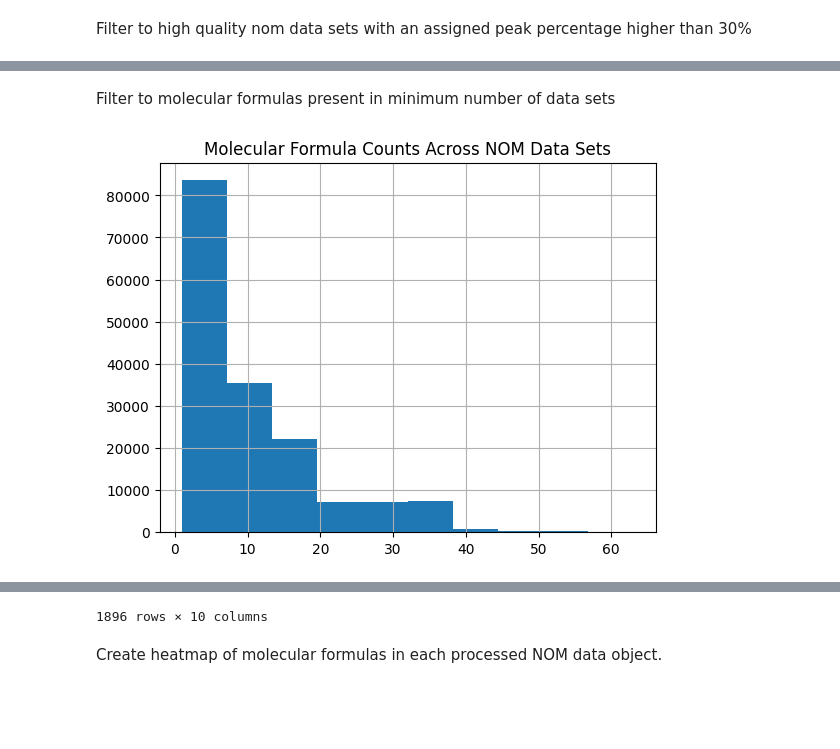
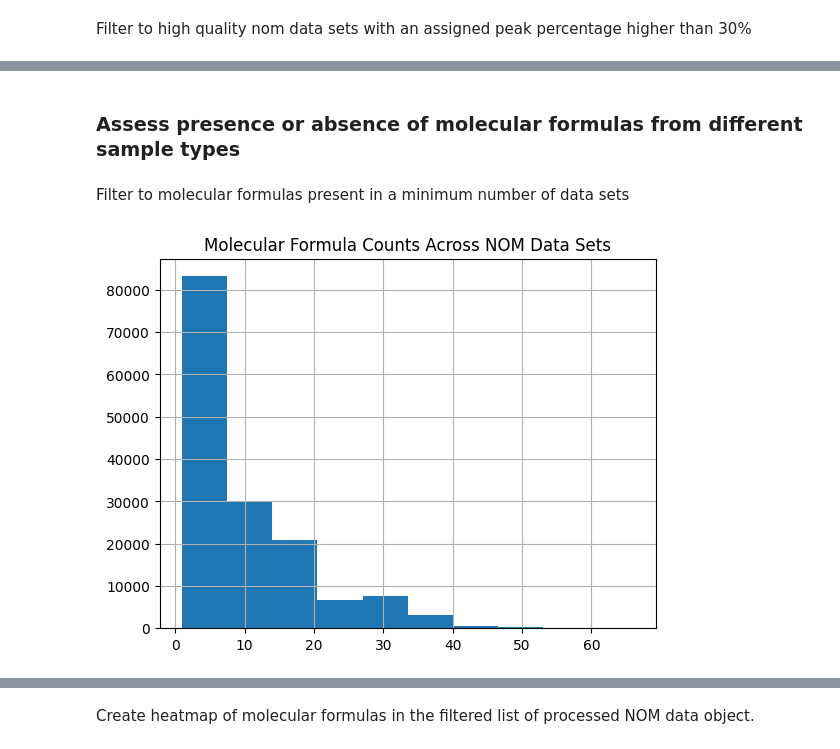
Before and after one commit to microbiomedata/nmdc_notebooks, a Jupyter notebook: second_omics_type/nom_data.ipynb, the cells around one changed output, grey strips where cells are left out. Drawn from its saved outputs; the diff is of its cells as text; code cells hidden in the pictures; blank space fills up the shorter version.

Commit message:
van krevlen plots, expanded comments and notebook blurbs

```diff
--- a/second_omics_type/nom_data.ipynb
+++ b/second_omics_type/nom_data.ipynb
@@ -281,18 +259,18 @@ merged_df_dropdup
 # %% [markdown]
 Clean up final dataframe, removing unneeded/intermediate identifier columns.
 # %%
-column_list = merged_df_dropdup.columns.tolist()
+column_list = merged_df.columns.tolist()
 columns_to_keep = ["biosample_id","processed_nom_id","sample_type_manual","processed_nom_url"]
 columns_to_remove = list(set(column_list).difference(columns_to_keep))
 
 # Drop unnecessary columns
-merged_df_dropdup_cleaned = merged_df_dropdup.drop(columns=columns_to_remove)
+merged_df_cleaned = merged_df.drop(columns=columns_to_remove)
 
 # remove duplicate rows when keeping only necessary columns (should remove none)
-merged_df_dropdup_cleaned.drop_duplicates(keep="first", inplace=True)
+merged_df_cleaned.drop_duplicates(keep="first", inplace=True)
 
 # check rows when we reagrregate/implode
-final_df = merged_df_dropdup_cleaned.groupby(["biosample_id","processed_nom_id","sample_type_manual"]).agg({"processed_nom_url": list}).reset_index()
+final_df = merged_df_cleaned.groupby(["biosample_id","processed_nom_id","sample_type_manual"]).agg({"processed_nom_url": list}).reset_index()
 
 #convert url into string
 final_df["processed_nom_url"] = final_df["processed_nom_url"].apply(lambda x: ', '.join(map(str, x)))
@@ -449,29 +434,32 @@ qc_filt_sample
 90 rows × 9 columns
+# %% [markdown]
+### Assess presence or absence of molecular formulas from different sample types
 # %% [markdown]
-Filter to molecular formulas present in minimum number of data sets
+Filter to molecular formulas present in a minimum number of data sets
 # %%
-#list all molecular formulas next to the processed nom id in which they were found, dropping nas which came from rows with no molecular formulas matching
+#list all molecular formulas next to the processed nom id in which they were found, dropping nas which came from rows with no assigned molecular formulas
 sampled_formulas=qc_filt_sample.explode('mol_formulas').dropna()
 
-#count the number of times each molecular formula appears
+#count the number of times each molecular formula appears in all data sets
 formula_count=dict(sampled_formulas.value_counts('mol_formulas'))
 
-#create new column copying target (mol formula) then map the counts to the target
+#copy molecular formulas column
 sampled_formulas['formula_count']=sampled_formulas['mol_formulas']
+
+#replace (map) molecular formulas column with the corresponding counts in the dictionary
 sampled_formulas['formula_count']=sampled_formulas['formula_count'].map(formula_count)
 
 #histogram of molecular formula counts
 sampled_formulas.hist("formula_count")
 plt.title('Molecular Formula Counts Across NOM Data Sets')
 plt.show()
 
-#filter to formulas in more than 10 samples
+#based on this histogram, filter to formulas in more than 20 samples
 filt_samp_form=sampled_formulas[sampled_formulas['formula_count']>20]
 
-#relist formulas
+#relist ONLY the chosen formulas present in over 20 samples
 group_cols = filt_samp_form.columns.tolist()
 group_cols.remove("mol_formulas")
 filt_samp_form = filt_samp_form.groupby(group_cols).agg({"mol_formulas": list}).reset_index()
-filt_samp_form
 # %% [output]
-[figure, old version]
+[figure, new version]
@@ -490,6 +466,5 @@ filt_samp_form
-1896 rows × 10 columns
 # %% [markdown]
-Create heatmap of molecular formulas in each processed NOM data object.
+Create heatmap of molecular formulas in the filtered list of processed NOM data object.
 # %%
 #list all molecular formulas next to the processed nom id in which they were found, dropping nas which came from rows with no molecular formulas matching
 formula_nom=filt_samp_form[['processed','sample_type','mol_formulas']].explode('mol_formulas').dropna()
```
Also changed, not shown: parts of 47 cells of this notebook, 1 other file.
